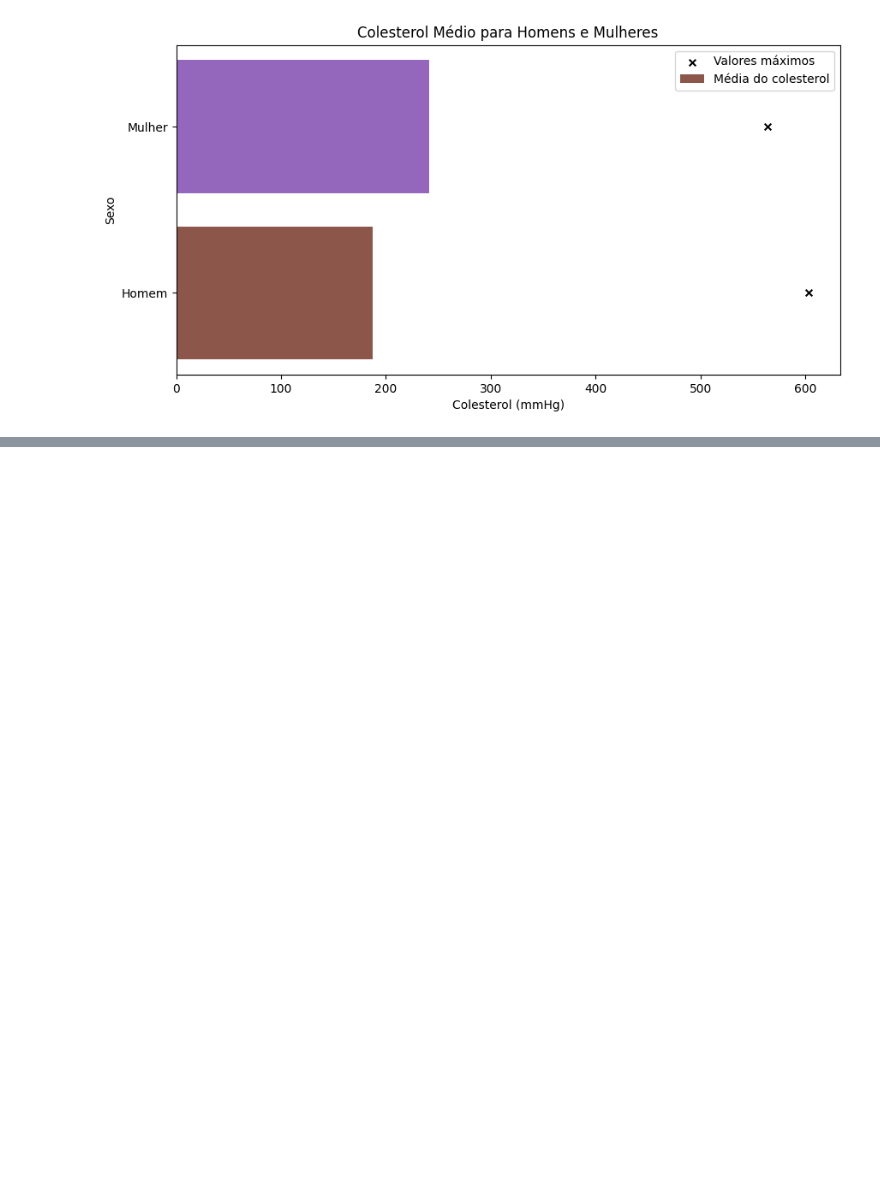
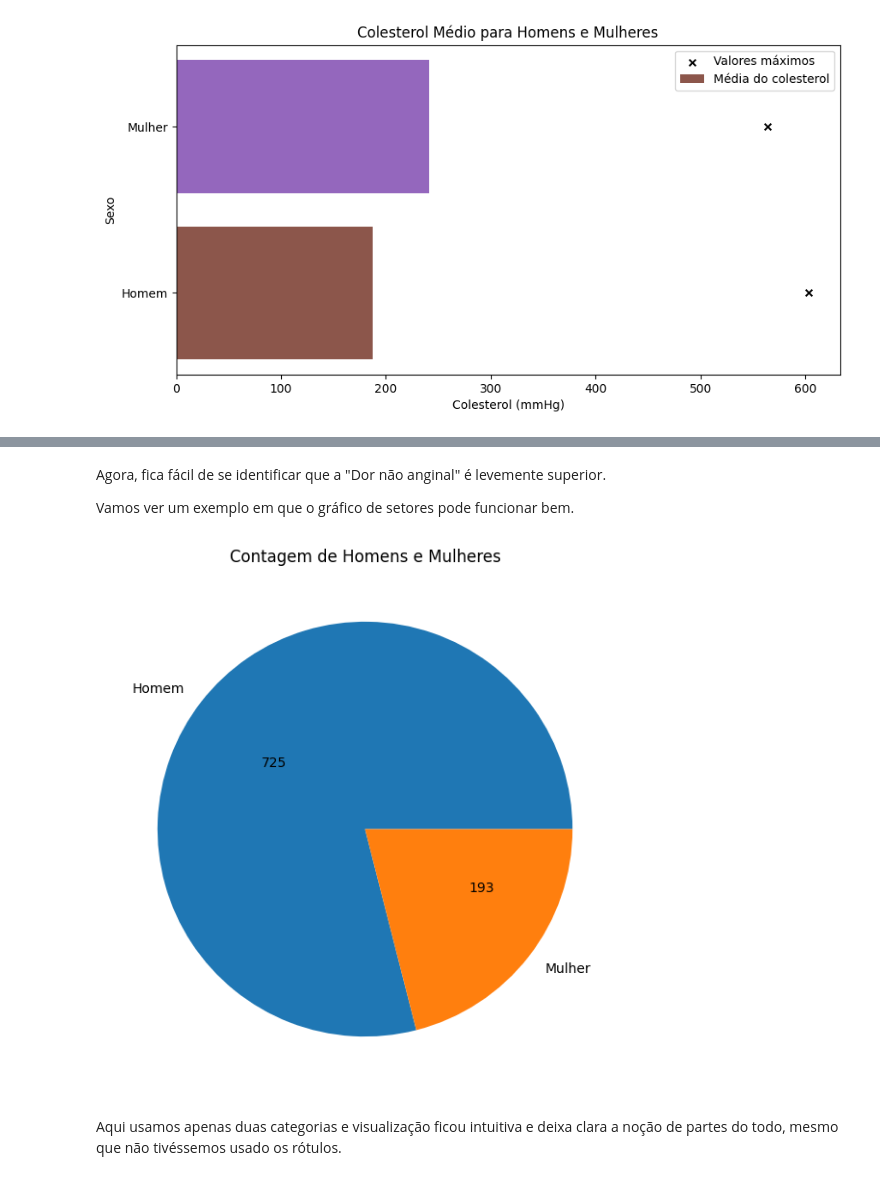
Before and after one commit to lucas-mdsena/python_udemy_module_3, a Jupyter notebook: notebook_matplotlib.ipynb, the cells around one changed output, grey strips where cells are left out. Saved outputs shown, nothing was run; the diff lists cells and outputs as text; code cells hidden in the pictures; blank space fills up the shorter version.

```diff
--- a/notebook_matplotlib.ipynb
+++ b/notebook_matplotlib.ipynb
@@ -328,0 +395,23 @@ plt.show()
+# %% [markdown]
+Agora, fica fácil de se identificar que a "Dor não anginal" é levemente superior.<br>
+
+Vamos ver um exemplo em que o gráfico de setores pode funcionar bem.
+# %%
+agrupamento_setores = df[['sexo', 'colesterol']].groupby(by='sexo').count()
+
+fig, ax = plt.subplots(figsize=(7,7))
+
+ax.pie(
+    agrupamento_setores['colesterol'],
+    labels=agrupamento_setores.index
+    )
+
+ax.set_title('Contagem de Homens e Mulheres')
+ax.text(x=-0.5, y=0.3, s=agrupamento_setores['colesterol'][0]) # Adiciona uma string ao Axes com valor da contagem para a categoria "Homem"
+ax.text(x=0.5, y=-0.3, s=agrupamento_setores['colesterol'][1]) # Adiciona uma string ao Axes com valor da contagem para a categoria "Mulher"
+
+plt.show()
+# %% [output]
+[figure, added]
+# %% [markdown]
+Aqui usamos apenas duas categorias e visualização ficou intuitiva e deixa clara a noção de partes do todo, mesmo que não tivéssemos usado os rótulos.
```
Also changed, not shown: parts of 26 cells of this notebook.
